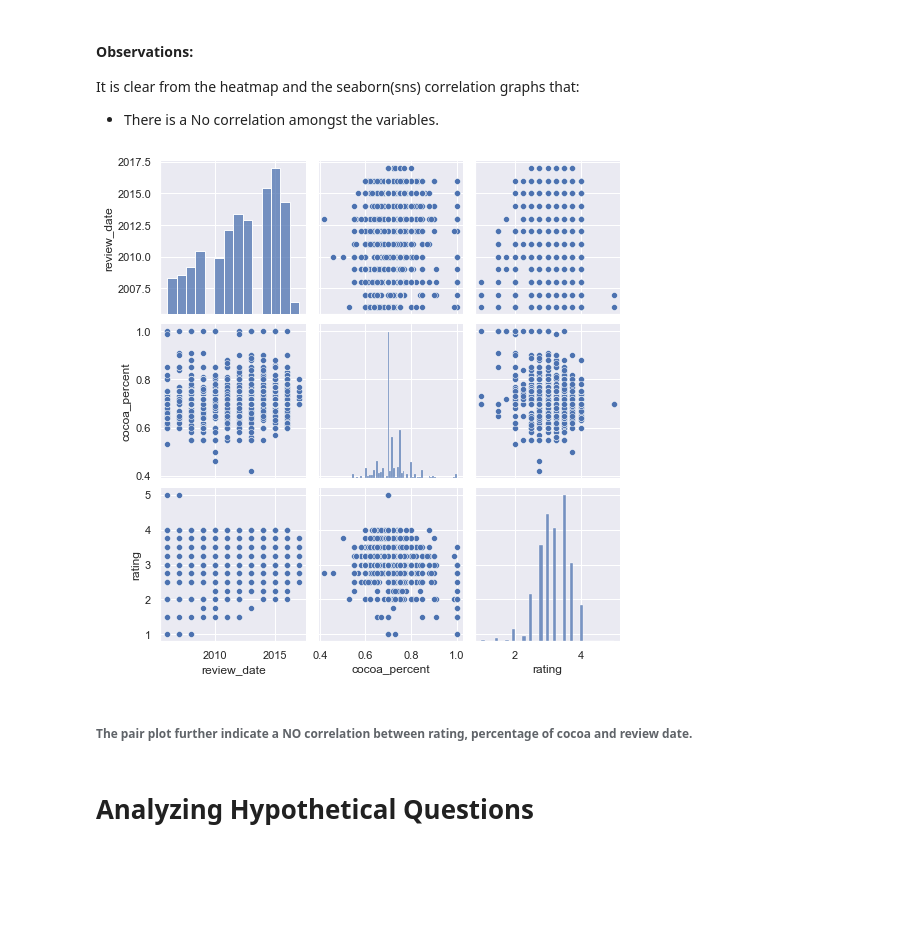
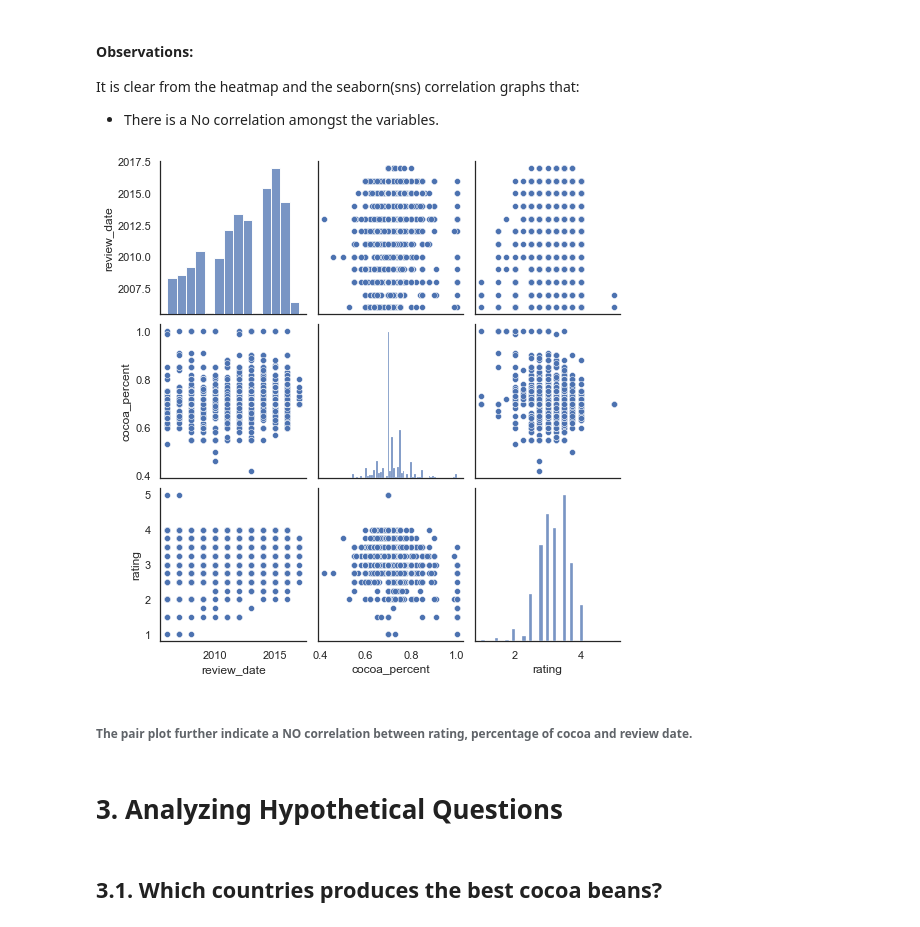
Before and after one commit to iamensah/Exploratory-Data-Analysis, a Jupyter notebook: EDA on Flavour of Cacao.ipynb, the cells around one changed output. Cells and saved outputs as stored; diff of their text form; code cells hidden in the pictures; blank space fills up the shorter version.

```diff
--- a/EDA on Flavour of Cacao.ipynb
+++ b/EDA on Flavour of Cacao.ipynb
@@ -374,10 +374,13 @@ It is clear from the heatmap and the seaborn(sns) correlation graphs that:
 * There is a No correlation amongst the variables.
 # %%
 # pair plot to further visualize the relationship between the variables
+sns.set(style='white')
 sns.pairplot(data);
 # %% [output]
-[figure, old version]
+[figure, new version]
 # %% [markdown]
 ###### The pair plot further indicate a NO correlation between rating, percentage of cocoa and review date.
 # %% [markdown]
-# Analyzing Hypothetical Questions
+# 3. Analyzing Hypothetical Questions
+# %% [markdown]
+## 3.1. Which countries produces the best cocoa beans?
```
Also changed, not shown: parts of 25 cells of this notebook.
